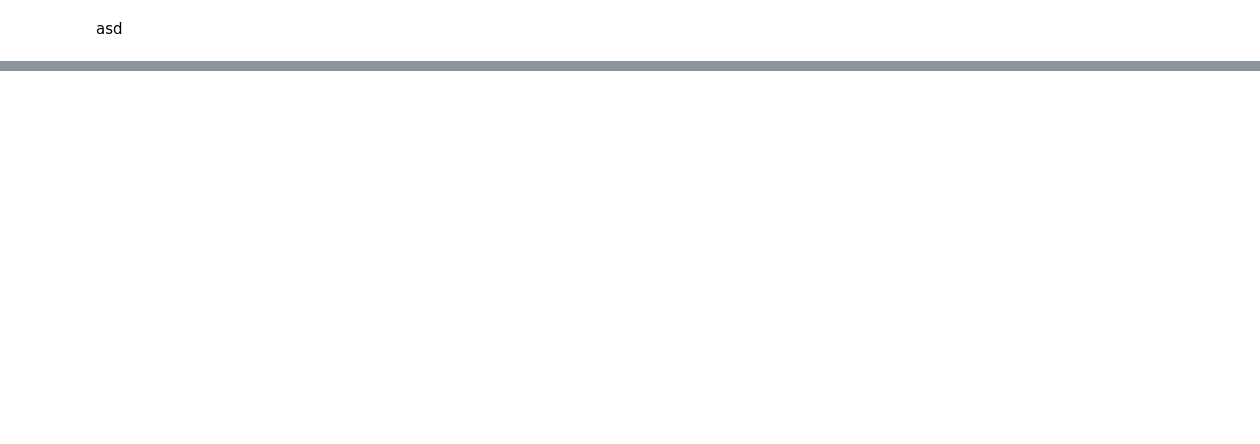
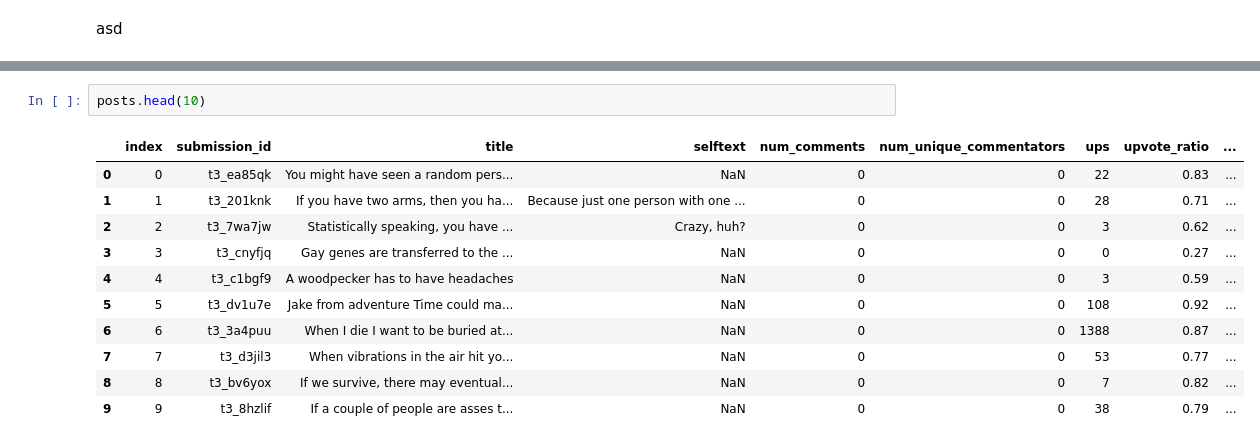
Before and after one commit to axyn45/comp9727-25t2, a Jupyter notebook: project/testfield/wk08-1.ipynb, the cells around one changed output, grey strips where cells are left out. Drawn from its saved outputs; the diff is of its cells as text; blank space fills up the shorter version.

```diff
--- a/project/testfield/wk08-1.ipynb
+++ b/project/testfield/wk08-1.ipynb
@@ -77,0 +116,14 @@ You can now load this file in another script to build your recommender.
+# %%
+posts.head(10)
+# %% [output]
+|  | index | submission_id | title | selftext | num_comments | num_unique_commentators | ups | upvote_ratio | ... |
+| 0 | 0 | t3_ea85qk | You might have seen a random pers... | NaN | 0 | 0 | 22 | 0.83 | ... |
+| 1 | 1 | t3_201knk | If you have two arms, then you ha... | Because just one person with one ... | 0 | 0 | 28 | 0.71 | ... |
+| 2 | 2 | t3_7wa7jw | Statistically speaking, you have ... | Crazy, huh? | 0 | 0 | 3 | 0.62 | ... |
+| 3 | 3 | t3_cnyfjq | Gay genes are transferred to the ... | NaN | 0 | 0 | 0 | 0.27 | ... |
+| 4 | 4 | t3_c1bgf9 | A woodpecker has to have headaches | NaN | 0 | 0 | 3 | 0.59 | ... |
+| 5 | 5 | t3_dv1u7e | Jake from adventure Time could ma... | NaN | 0 | 0 | 108 | 0.92 | ... |
+| 6 | 6 | t3_3a4puu | When I die I want to be buried at... | NaN | 0 | 0 | 1388 | 0.87 | ... |
+| 7 | 7 | t3_d3jil3 | When vibrations in the air hit yo... | NaN | 0 | 0 | 53 | 0.77 | ... |
+| 8 | 8 | t3_bv6yox | If we survive, there may eventual... | NaN | 0 | 0 | 7 | 0.82 | ... |
+| 9 | 9 | t3_8hzlif | If a couple of people are asses t... | NaN | 0 | 0 | 38 | 0.79 | ... |
```
Also changed, not shown: parts of 2 cells of this notebook, 2 other files.
